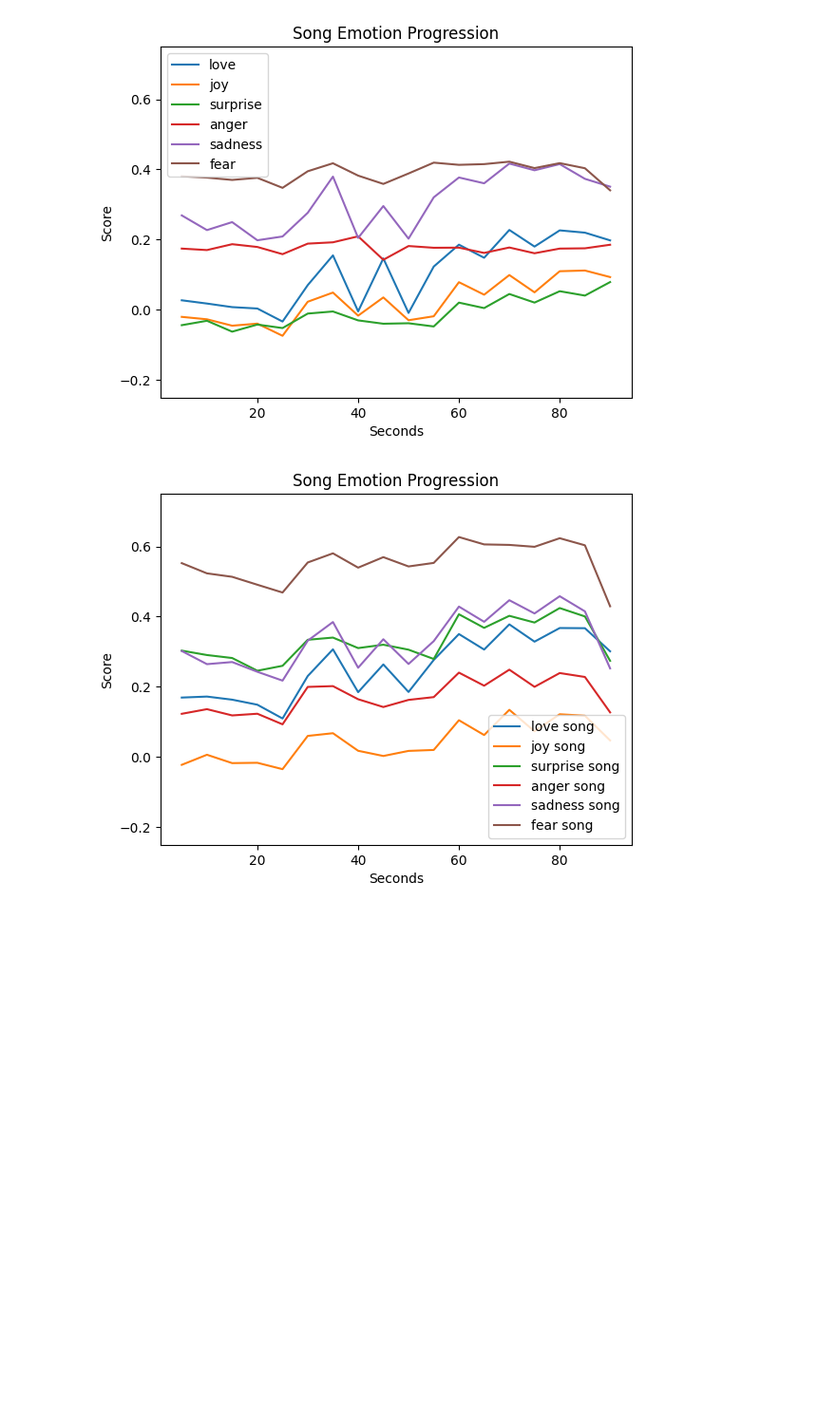
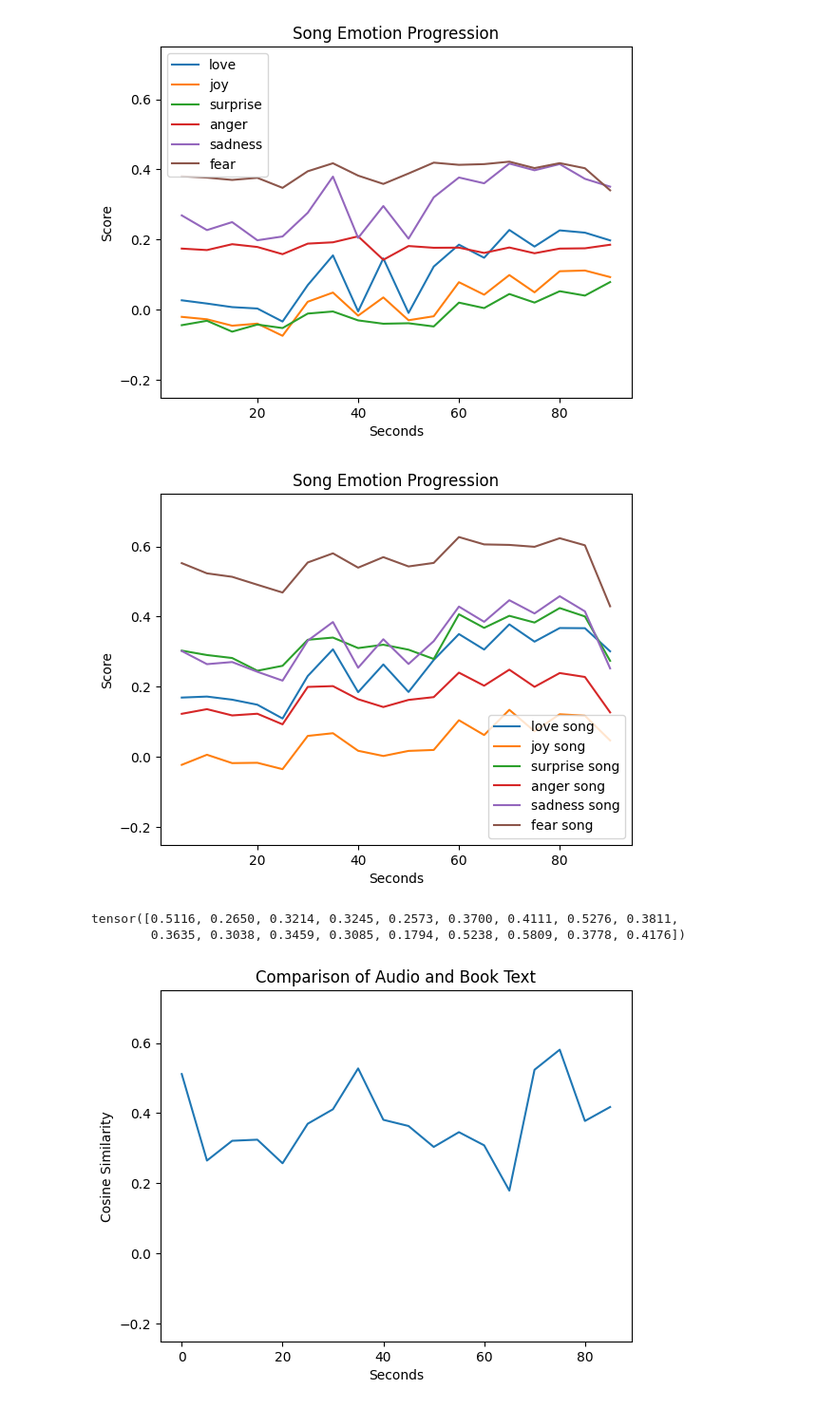
Before and after one commit to chasewes/PAGES, a Jupyter notebook: clap_analysis.ipynb, the cells around one changed output. Shown at 95% size. Saved outputs shown, nothing was run; the diff lists cells and outputs as text; code cells hidden in the pictures; blank space fills up the shorter version.

Commit message:
Add text comparison to CLAP analysis

```diff
--- a/clap_analysis.ipynb
+++ b/clap_analysis.ipynb
@@ -131,6 +131,24 @@ class CLAPAnalysis:
         plt.ylim(-.25, .75)
         plt.title("Song Emotion Progression")
         plt.show()
+
+    def compare_text(self, audio, text, batch_duration=5):
+        """Compares the audio to the given text.
+
+        Args:
+            audio (str, tuple, dict): The audio to process. Can be a file path, a tuple of waveform and sample rate,
+                or a dictionary with 'array' and 'rate' keys.
+            text (str): The text to compare to the audio.
+
+        Returns:
+            (array): The similarity scores between each batch of audio and the text.
+        """
+        audio_embeddings = analysis_model.embed_audio(audio_file, batch_duration)
+        num_sections = audio_embeddings.shape[0]
+        part_length = len(text) // num_sections
+        text_parts = [text[i:i+part_length] for i in range(0, len(text), part_length)][:num_sections]
+        text_embeddings = analysis_model.embed_text(text_parts)
+        return (audio_embeddings * text_embeddings).sum(dim=1)
 # %%
 model_checkpoint = "laion/clap-htsat-unfused"
 analysis_model = CLAPAnalysis(model_checkpoint=model_checkpoint)
@@ -174,0 +229,15 @@ analysis_model.plot(audio_file, [f"{emotion} song" for emotion in classes], batc
+# %%
+similarity_scores = analysis_model.compare_text(audio_file, text, batch_duration=5)
+similarity_scores
+# %% [output]
+tensor([0.5116, 0.2650, 0.3214, 0.3245, 0.2573, 0.3700, 0.4111, 0.5276, 0.3811,
+        0.3635, 0.3038, 0.3459, 0.3085, 0.1794, 0.5238, 0.5809, 0.3778, 0.4176])
+# %%
+plt.plot(np.arange(len(similarity_scores))*5, similarity_scores)
+plt.ylim(-.25, .75)
+plt.title("Comparison of Audio and Book Text")
+plt.ylabel("Cosine Similarity")
+plt.xlabel("Seconds")
+plt.show()
+# %% [output]
+[figure, added]
```
Also changed, not shown: parts of 1 cell of this notebook.
